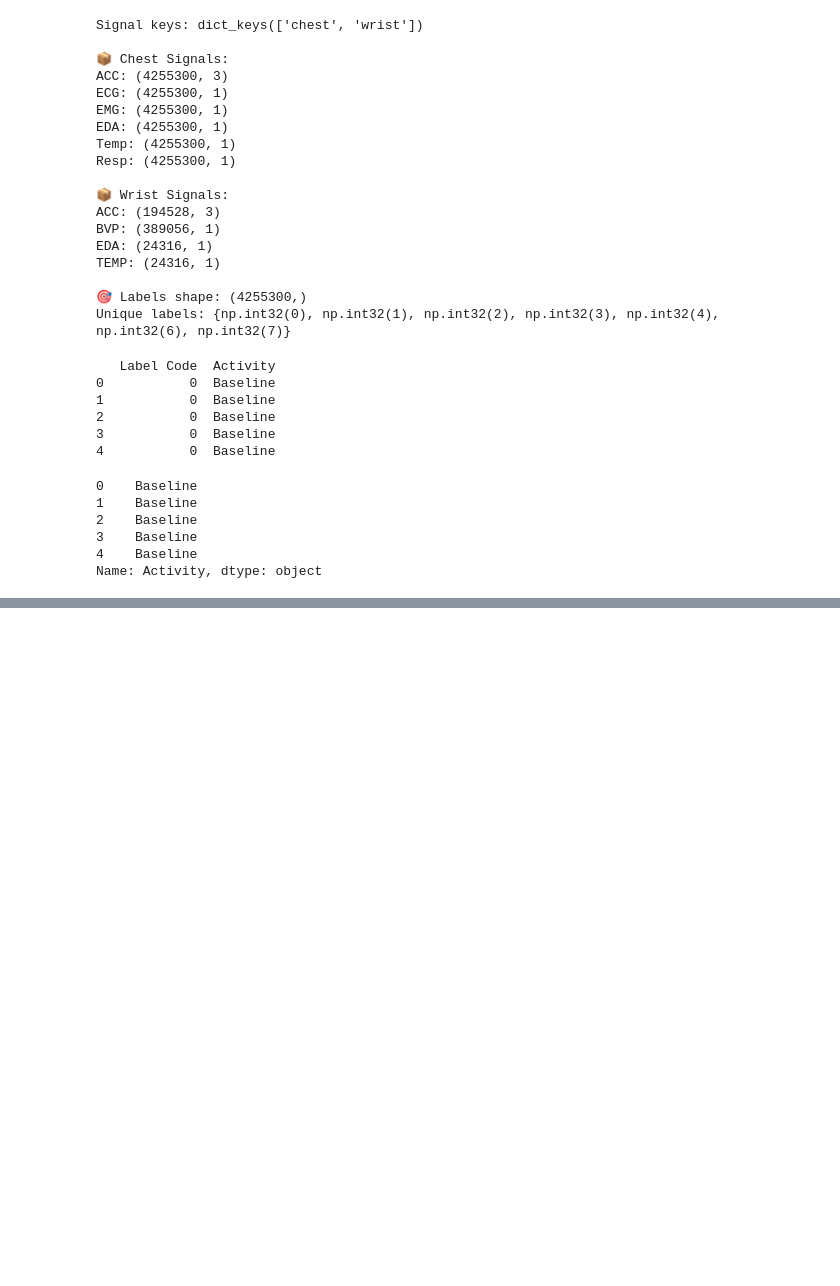
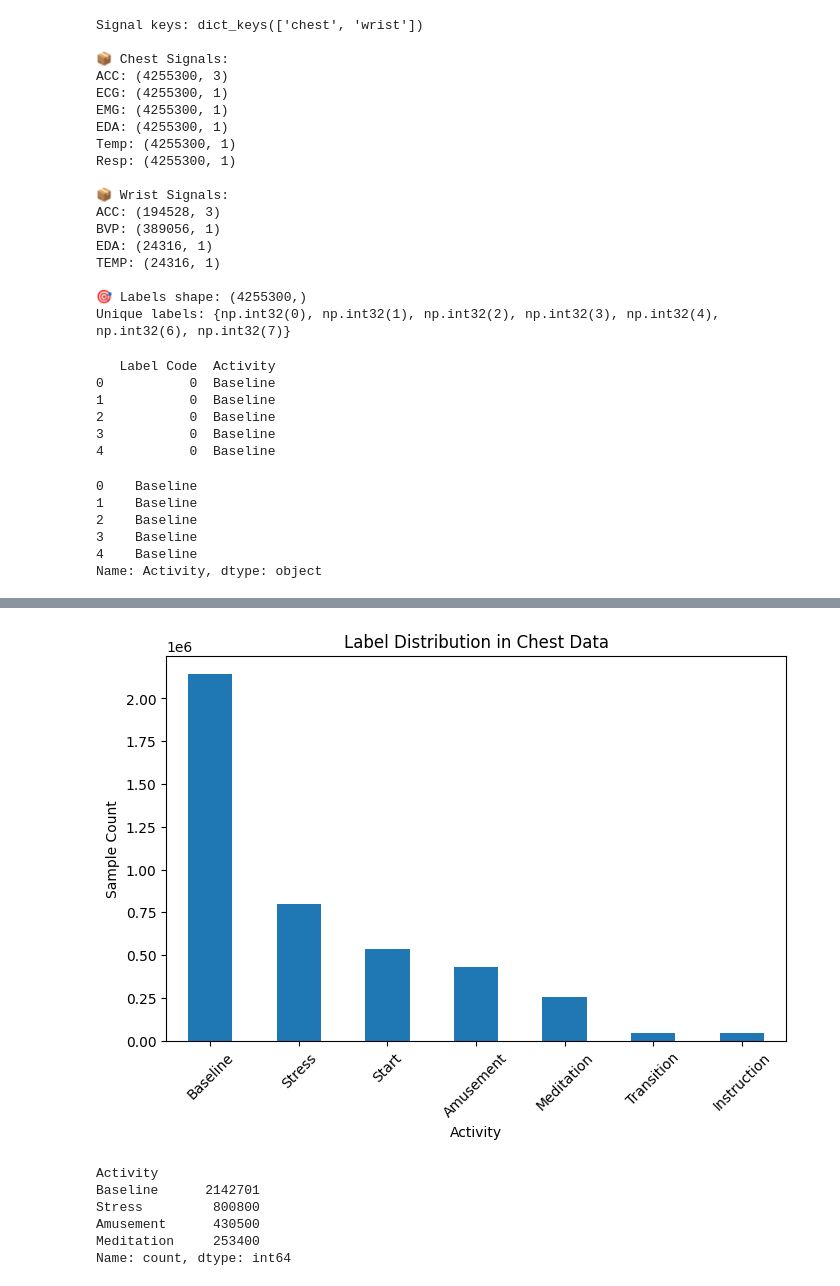
Before and after one commit to Jomoregie1/generative-health-models, a Jupyter notebook: notebooks/01_explore_wesad.ipynb, the cells around one changed output, grey strips where cells are left out. Cells and saved outputs as stored; diff of their text form; code cells hidden in the pictures; blank space fills up the shorter version.

```diff
--- a/notebooks/01_explore_wesad.ipynb
+++ b/notebooks/01_explore_wesad.ipynb
@@ -120,0 +172,27 @@ Name: Activity, dtype: object
+# %%
+chest_df['Activity'].value_counts().plot(kind='bar', figsize=(8,5))
+plt.title('Label Distribution in Chest Data')
+plt.ylabel('Sample Count')
+plt.xlabel('Activity')
+plt.xticks(rotation=45)
+plt.show()
+# %% [output]
+[figure, added]
+# %%
+# Define the classes to keep
+valid_activities = ['Baseline', 'Stress', 'Amusement', 'Meditation']
+
+# Filter chest_df to only include those rows
+filtered_df = chest_df[chest_df['Activity'].isin(valid_activities)].copy()
+
+# Reset index (optional but helpful)
+filtered_df.reset_index(drop=True, inplace=True)
+
+print(filtered_df['Activity'].value_counts())
+# %% [output]
+Activity
+Baseline      2142701
+Stress         800800
+Amusement      430500
+Meditation     253400
+Name: count, dtype: int64
```
Also changed, not shown: parts of 9 cells of this notebook, 22 other files.
